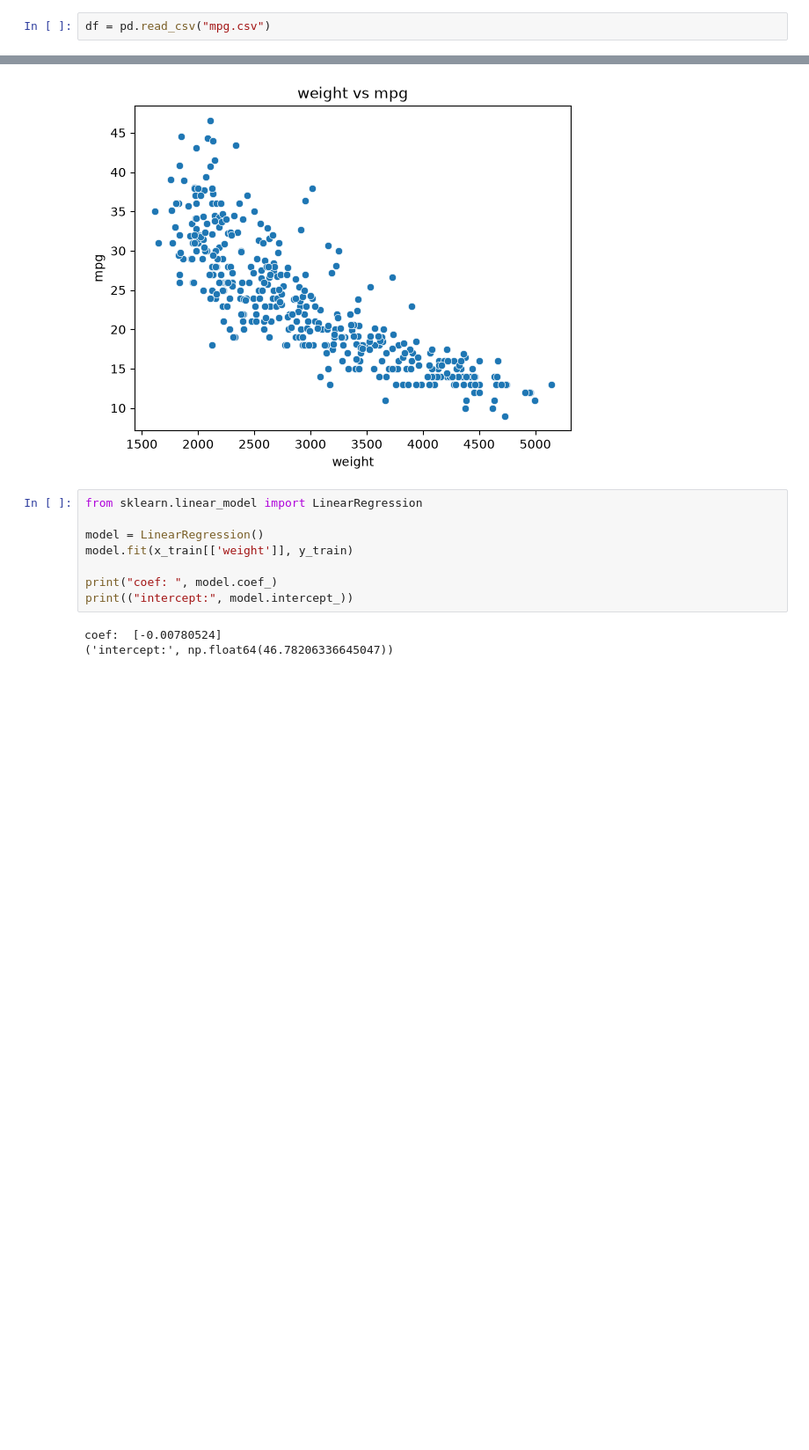
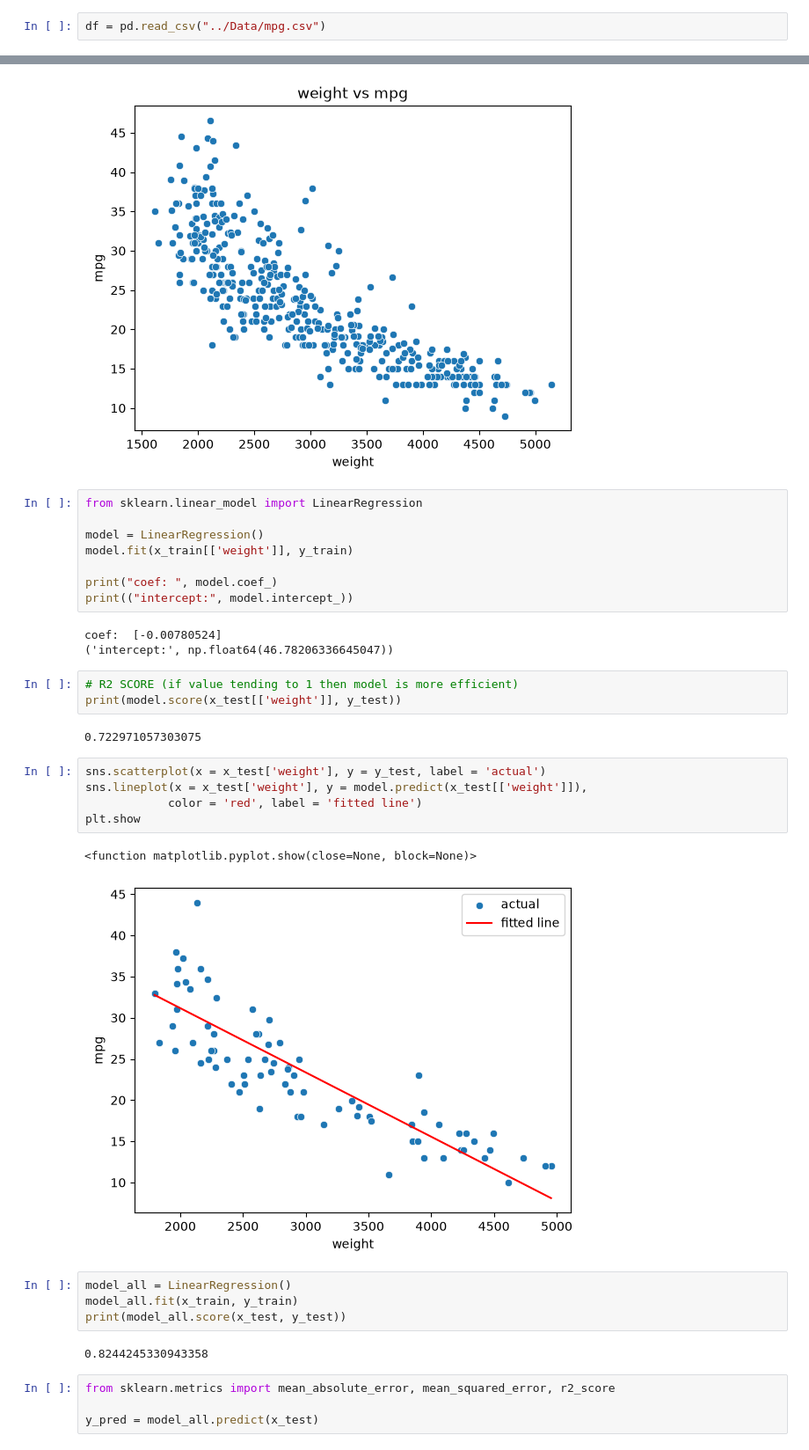
Before and after one commit to anugrah-pal/Machine-Learning, a Jupyter notebook: MatplotLib/02_Linear_Regression.ipynb, the cells around one changed output, grey strips where cells are left out. Shown at 88% size. Cells and saved outputs as stored; diff of their text form; blank space fills up the shorter version.

```diff
--- a/MatplotLib/LinearRegression.ipynb
+++ b/MatplotLib/02_Linear_Regression.ipynb
@@ -21,7 +21,7 @@ import seaborn as sns
 import matplotlib.pyplot as plt
 import sklearn
 # %%
-df = pd.read_csv("mpg.csv")
+df = pd.read_csv("../Data/mpg.csv")
 # %%
 df.head(2)
 # %% [output]
@@ -81,3 +81,26 @@ print(("intercept:", model.intercept_))
 # %% [output]
 coef:  [-0.00780524]
 ('intercept:', np.float64(46.78206336645047))
+# %%
+# R2 SCORE (if value tending to 1 then model is more efficient)
+print(model.score(x_test[['weight']], y_test))
+# %% [output]
+0.722971057303075
+# %%
+sns.scatterplot(x = x_test['weight'], y = y_test, label = 'actual')
+sns.lineplot(x = x_test['weight'], y = model.predict(x_test[['weight']]),
+            color = 'red', label = 'fitted line')
+plt.show
+# %% [output]
+<function matplotlib.pyplot.show(close=None, block=None)>
+[figure, added]
+# %%
+model_all = LinearRegression()
+model_all.fit(x_train, y_train)
+print(model_all.score(x_test, y_test))
+# %% [output]
+0.8244245330943358
+# %%
+from sklearn.metrics import mean_absolute_error, mean_squared_error, r2_score
+
+y_pred = model_all.predict(x_test)
```
Also changed, not shown: 33 other files.
